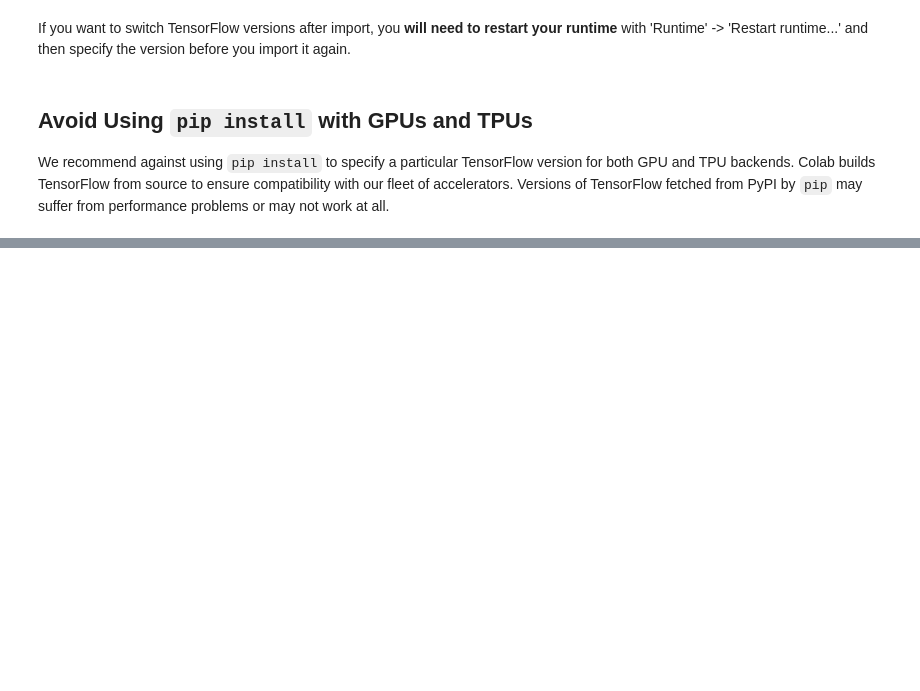
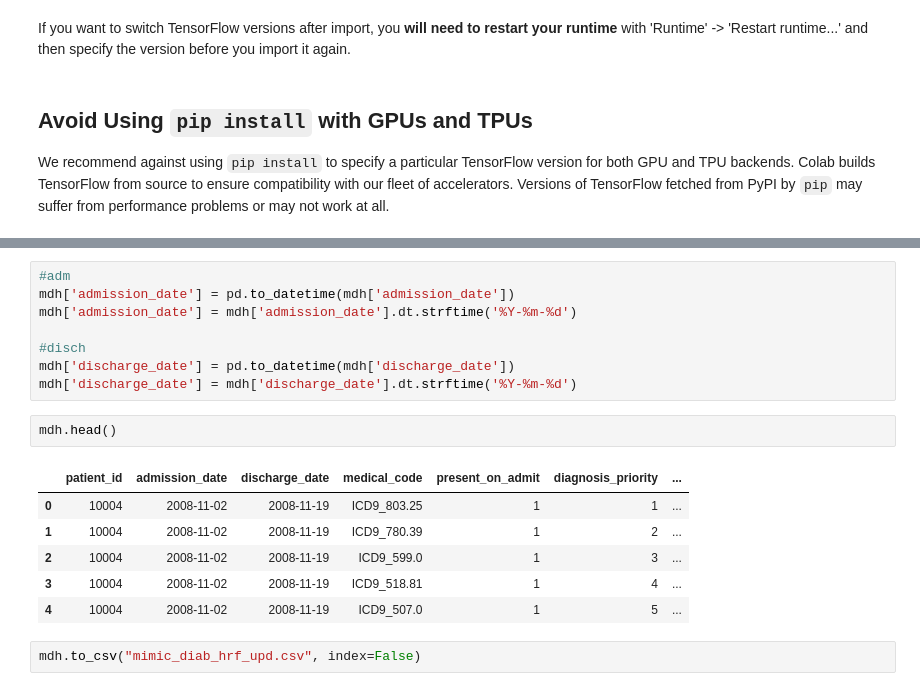
Before and after one commit to tanmayg/LS, a Jupyter notebook: The_tensorflow_version_magic.ipynb, the cells around one changed output, grey strips where cells are left out. Saved outputs shown, nothing was run; the diff lists cells and outputs as text; blank space fills up the shorter version.

```diff
--- a/The_tensorflow_version_magic.ipynb
+++ b/The_tensorflow_version_magic.ipynb
@@ -42,0 +42,19 @@ We recommend against using ``pip install`` to specify a particular TensorFlow ve
+# %%
+#adm
+mdh['admission_date'] = pd.to_datetime(mdh['admission_date'])
+mdh['admission_date'] = mdh['admission_date'].dt.strftime('%Y-%m-%d')
+
+#disch
+mdh['discharge_date'] = pd.to_datetime(mdh['discharge_date'])
+mdh['discharge_date'] = mdh['discharge_date'].dt.strftime('%Y-%m-%d')
+# %%
+mdh.head()
+# %% [output]
+|  | patient_id | admission_date | discharge_date | medical_code | present_on_admit | diagnosis_priority | ... |
+| 0 | 10004 | 2008-11-02 | 2008-11-19 | ICD9_803.25 | 1 | 1 | ... |
+| 1 | 10004 | 2008-11-02 | 2008-11-19 | ICD9_780.39 | 1 | 2 | ... |
+| 2 | 10004 | 2008-11-02 | 2008-11-19 | ICD9_599.0 | 1 | 3 | ... |
+| 3 | 10004 | 2008-11-02 | 2008-11-19 | ICD9_518.81 | 1 | 4 | ... |
+| 4 | 10004 | 2008-11-02 | 2008-11-19 | ICD9_507.0 | 1 | 5 | ... |
+# %%
+mdh.to_csv("mimic_diab_hrf_upd.csv", index=False)
```
Also changed, not shown: parts of 16 cells of this notebook.
